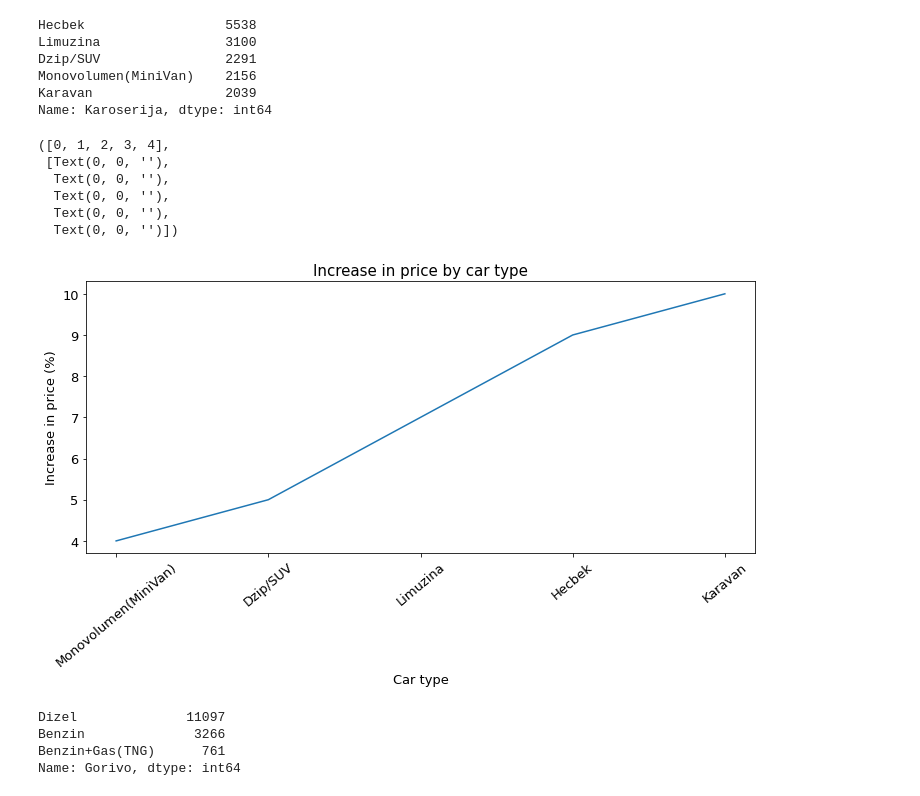
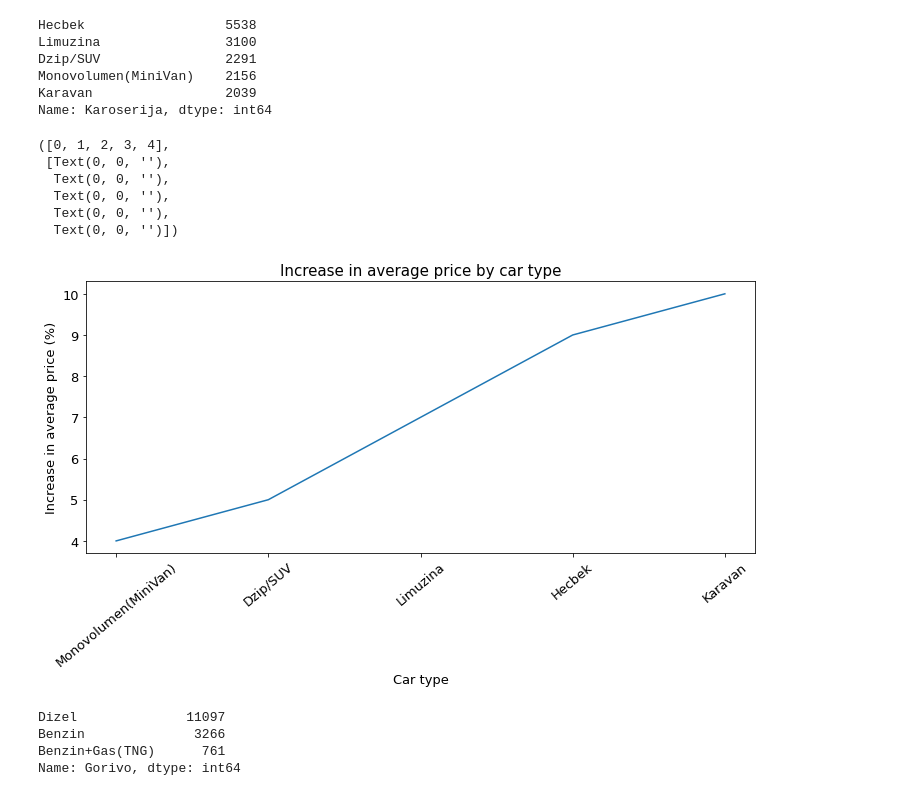
Before and after one commit to trsavi/Covid19-impact_on_usedCars_in_Serbia, a Jupyter notebook: Analysis and Visualization.ipynb, the cells around one changed output. Cells and saved outputs as stored; diff of their text form; code cells hidden in the pictures.

```diff
--- a/Analysis and Visualization.ipynb
+++ b/Analysis and Visualization.ipynb
@@ -617,21 +613,21 @@ for tip in data['Karoserija'].unique():
 # %%
 dict_tip={k: v for k, v in sorted(dict_tip.items(), key=lambda item: item[1])}
 plt.figure(figsize=(12,5))
 sns.lineplot(x = dict_tip.keys(), y = dict_tip.values())
-plt.title('Increase in price by car type',fontsize=15)
+plt.title('Increase in average price by car type',fontsize=15)
 plt.xlabel('Car type', fontsize=13)
-plt.ylabel('Increase in price (%)',fontsize=13)
+plt.ylabel('Increase in average price (%)',fontsize=13)
 plt.xticks(fontsize=13)
 plt.yticks(fontsize=13)
 plt.xticks(rotation=40)
 # %% [output]
 ([0, 1, 2, 3, 4],
  [Text(0, 0, ''),
   Text(0, 0, ''),
   Text(0, 0, ''),
   Text(0, 0, ''),
   Text(0, 0, '')])
-[figure, old version]
+[figure, new version]
 # %%
 data['Gorivo'].value_counts()
 # %% [output]
```
Also changed, not shown: parts of 34 cells of this notebook.
